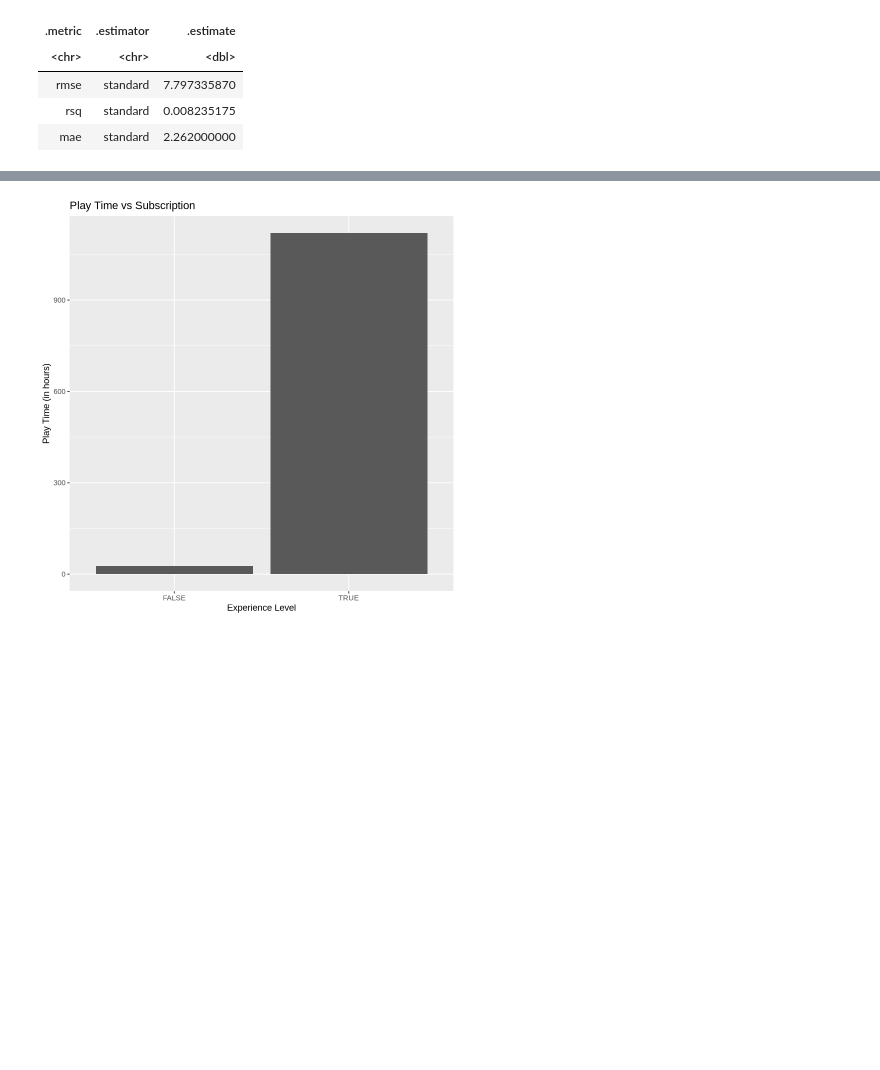
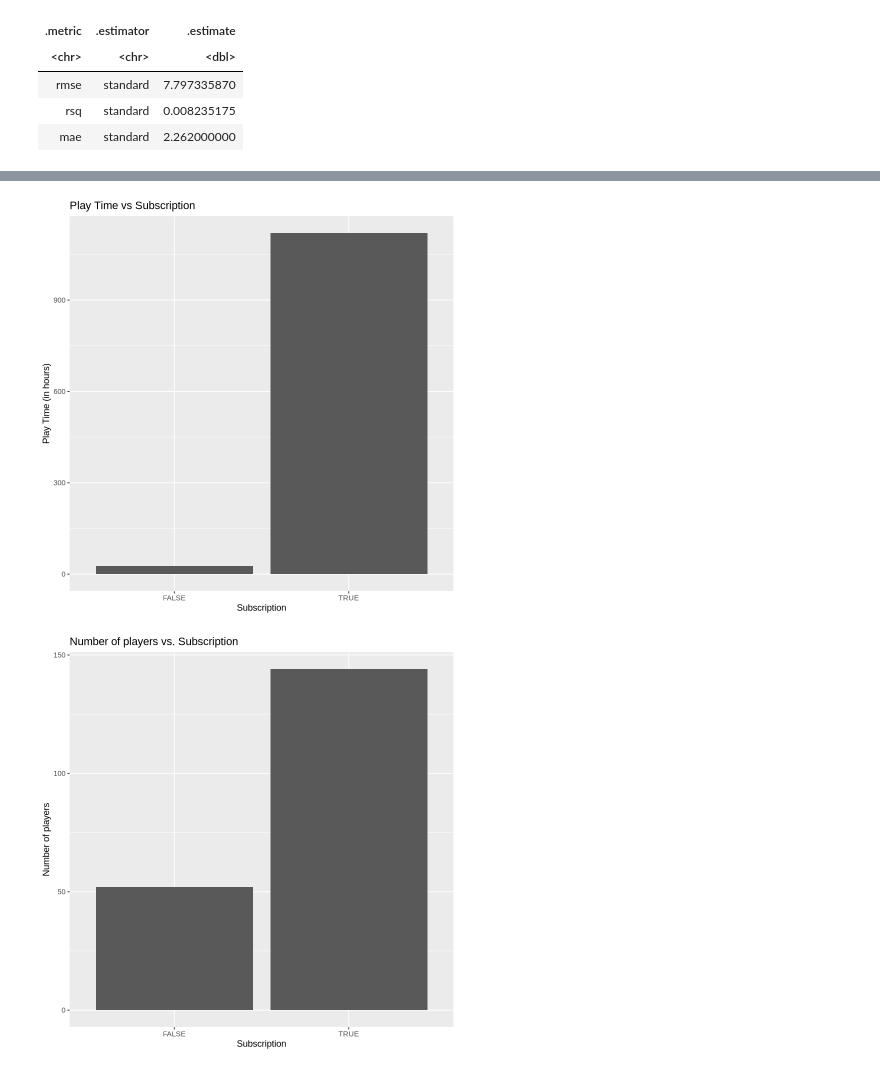
Before and after one commit to leticiascudeller/DSCI-100-proj, a Jupyter notebook: Untitled.ipynb, the cells around one changed output, grey strips where cells are left out. Saved outputs shown, nothing was run; the diff lists cells and outputs as text; code cells hidden in the pictures; blank space fills up the shorter version.

Commit message:
Added exploratory plots

```diff
--- a/Untitled.ipynb
+++ b/Untitled.ipynb
@@ -571,6 +575,11 @@ player_plot_experience
 # %%
 player_plot_experience <- ggplot(players, aes(x = subscribe, y = played_hours)) +
     geom_bar(stat = "identity") + labs(x = "Subscription", y = "Play Time (in hours)") + ggtitle("Play Time vs Subscription")
 player_plot_experience
+player_num_plot <- ggplot(players, aes(x = subscribe)) +
+    geom_bar() +
+    labs(x = "Subscription", y = "Number of players", title = "Number of players vs. Subscription")
+player_num_plot
 # %% [output]
-[figure, old version]
+[figure, new version]
+[figure, added]
```
Also changed, not shown: parts of 1 cell of this notebook.
